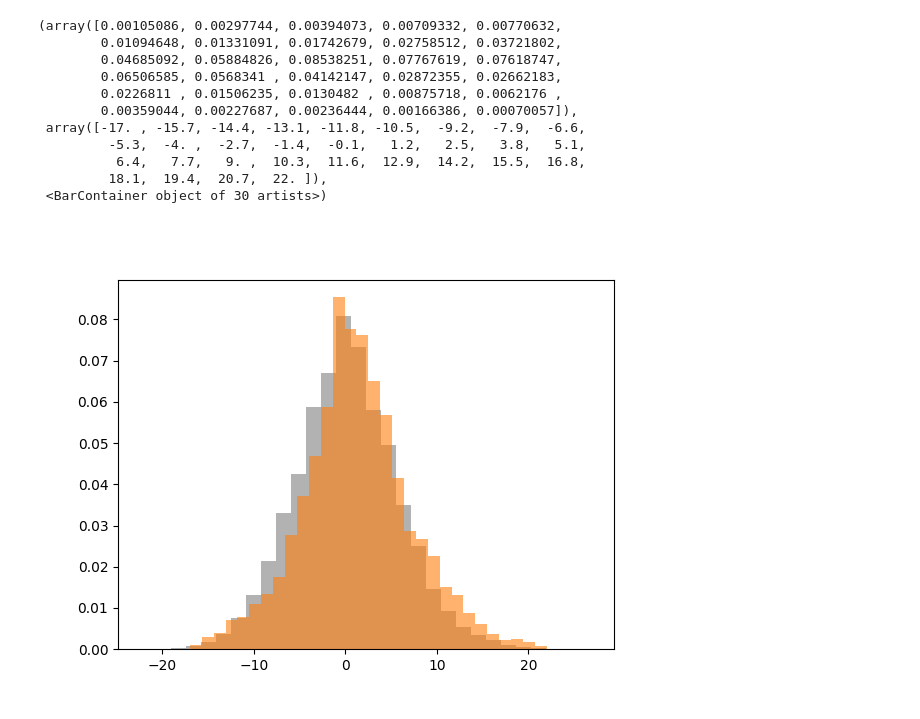
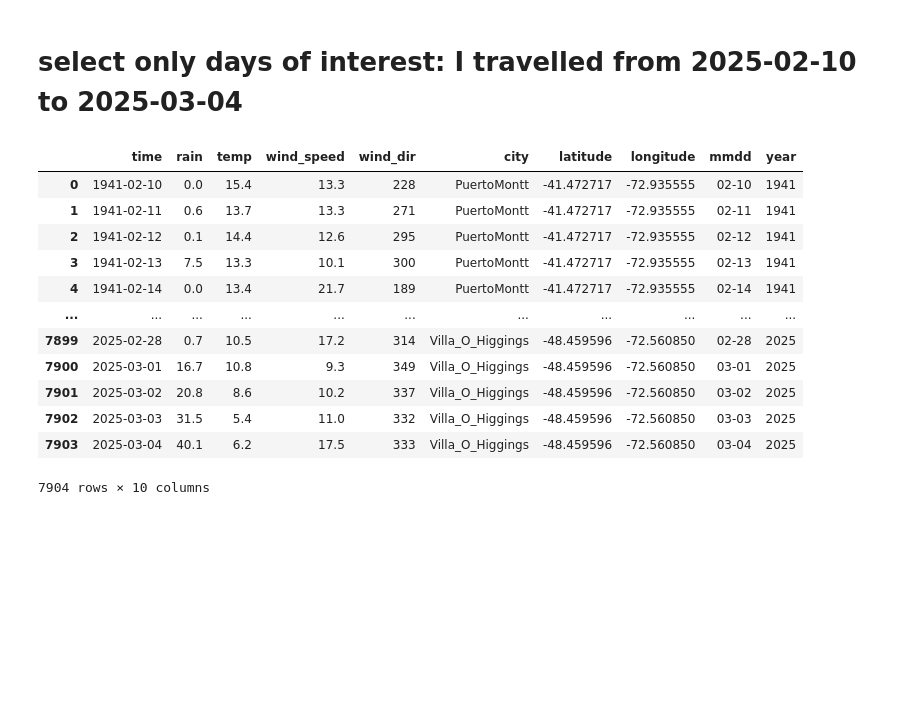
Before and after one commit to Filippo1993/patagonia-trip, a Jupyter notebook: historical wheater data.ipynb, the cells around one changed output. Cells and saved outputs as stored; diff of their text form; code cells hidden in the pictures; blank space fills up the shorter version.

```diff
--- a/historical wheater data.ipynb
+++ b/historical wheater data.ipynb
@@ -139,19 +4,0 @@ sns.boxplot(df.year, y='wind', data=df)
-# %%
-plt.figure()
-plt.hist(df.temp, bins=30, density=True, alpha=.6, facecolor= 'grey')
-
-plt.hist(df.temp[df.year == 2024], bins=30, density=True, alpha=0.6)
-#plt.hist(df.temp[df.year == 1950], bins=30, density=True, alpha=0.6)
-# %% [output]
-(array([0.00105086, 0.00297744, 0.00394073, 0.00709332, 0.00770632,
-        0.01094648, 0.01331091, 0.01742679, 0.02758512, 0.03721802,
-        0.04685092, 0.05884826, 0.08538251, 0.07767619, 0.07618747,
-        0.06506585, 0.0568341 , 0.04142147, 0.02872355, 0.02662183,
-        0.0226811 , 0.01506235, 0.0130482 , 0.00875718, 0.0062176 ,
-        0.00359044, 0.00227687, 0.00236444, 0.00166386, 0.00070057]),
- array([-17. , -15.7, -14.4, -13.1, -11.8, -10.5,  -9.2,  -7.9,  -6.6,
-         -5.3,  -4. ,  -2.7,  -1.4,  -0.1,   1.2,   2.5,   3.8,   5.1,
-          6.4,   7.7,   9. ,  10.3,  11.6,  12.9,  14.2,  15.5,  16.8,
-         18.1,  19.4,  20.7,  22. ]),
- <BarContainer object of 30 artists>)
-[figure, removed]
@@ -157,0 +46,31 @@ plt.hist(df.temp[df.year == 2024], bins=30, density=True, alpha=0.6)
+# %% [markdown]
+# select only days of interest: I travelled from 2025-02-10 to 2025-03-04
+# %%
+# Converte la colonna 'time' in datetime
+df["time"] = pd.to_datetime(df["time"])
+
+# Crea una colonna temporanea con mese e giorno
+df["mmdd"] = df["time"].dt.strftime("%m-%d")
+df["year"] = df["time"].dt.year
+
+# Filtra solo le date tra 10-02 e 12-31 oppure tra 01-01 e 03-04
+df_season = df[(df["mmdd"] >= "02-10") & (df["mmdd"] <= "03-04")].copy()
+
+# resetta l'indice
+df_season.reset_index(drop=True, inplace=True)
+
+df_season
+# %% [output]
+|  | time | rain | temp | wind_speed | wind_dir | city | latitude | longitude | mmdd | year |
+| 0 | 1941-02-10 | 0.0 | 15.4 | 13.3 | 228 | PuertoMontt | -41.472717 | -72.935555 | 02-10 | 1941 |
+| 1 | 1941-02-11 | 0.6 | 13.7 | 13.3 | 271 | PuertoMontt | -41.472717 | -72.935555 | 02-11 | 1941 |
+| 2 | 1941-02-12 | 0.1 | 14.4 | 12.6 | 295 | PuertoMontt | -41.472717 | -72.935555 | 02-12 | 1941 |
+| 3 | 1941-02-13 | 7.5 | 13.3 | 10.1 | 300 | PuertoMontt | -41.472717 | -72.935555 | 02-13 | 1941 |
+| 4 | 1941-02-14 | 0.0 | 13.4 | 21.7 | 189 | PuertoMontt | -41.472717 | -72.935555 | 02-14 | 1941 |
+| ... | ... | ... | ... | ... | ... | ... | ... | ... | ... | ... |
+| 7899 | 2025-02-28 | 0.7 | 10.5 | 17.2 | 314 | Villa_O_Higgings | -48.459596 | -72.560850 | 02-28 | 2025 |
+| 7900 | 2025-03-01 | 16.7 | 10.8 | 9.3 | 349 | Villa_O_Higgings | -48.459596 | -72.560850 | 03-01 | 2025 |
+| 7901 | 2025-03-02 | 20.8 | 8.6 | 10.2 | 337 | Villa_O_Higgings | -48.459596 | -72.560850 | 03-02 | 2025 |
+| 7902 | 2025-03-03 | 31.5 | 5.4 | 11.0 | 332 | Villa_O_Higgings | -48.459596 | -72.560850 | 03-03 | 2025 |
+| 7903 | 2025-03-04 | 40.1 | 6.2 | 17.5 | 333 | Villa_O_Higgings | -48.459596 | -72.560850 | 03-04 | 2025 |
+7904 rows × 10 columns
```
Also changed, not shown: parts of 17 cells of this notebook, 3 other files.
